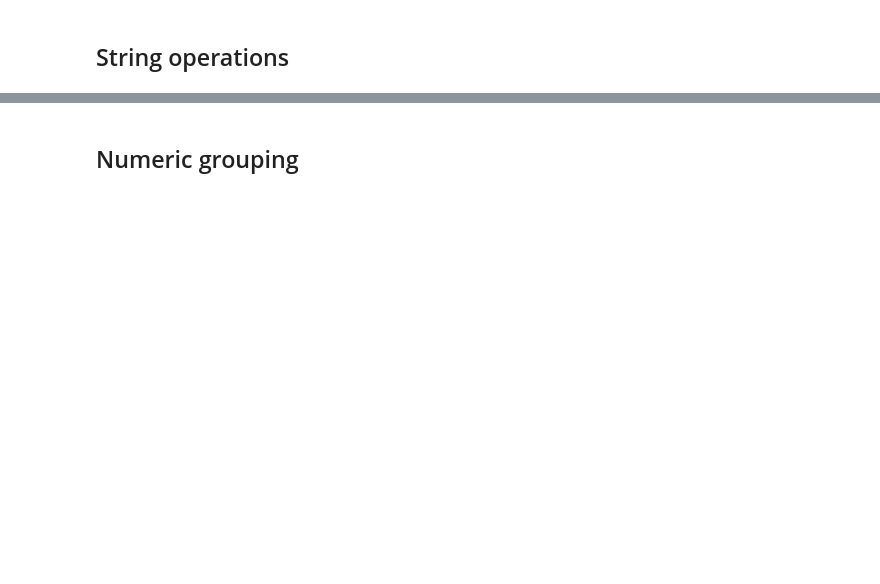
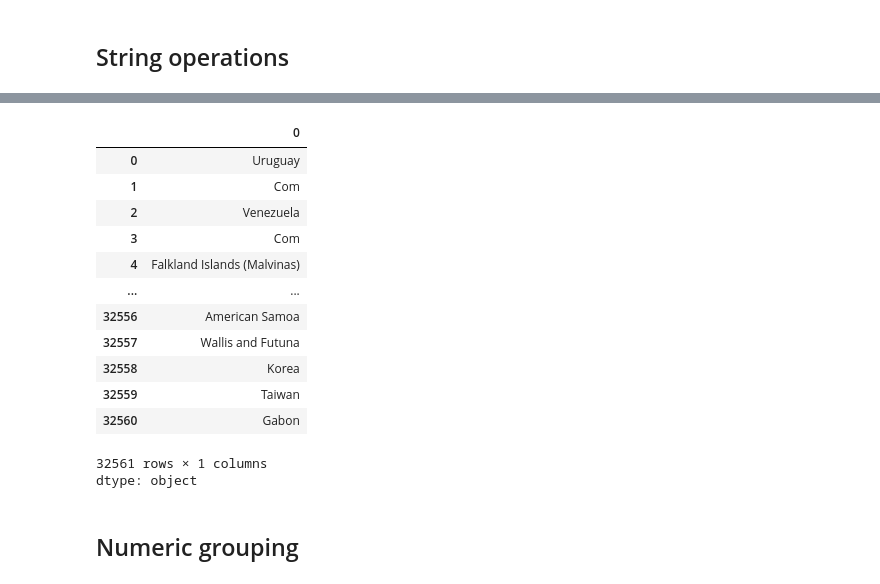
Before and after one commit to mamud1977/bootup, a Jupyter notebook: Pandas_Course.ipynb, the cells around one changed output, grey strips where cells are left out. Saved outputs shown, nothing was run; the diff lists cells and outputs as text; code cells hidden in the pictures; blank space fills up the shorter version.

```diff
--- a/Pandas_Course.ipynb
+++ b/Pandas_Course.ipynb
@@ -925,5 +1078,20 @@ country_series_index.str.lower()
 # %%
-country_series_index.str.strip("Kyrgyz")
+country_series_index.str.strip("ros")
+# %% [output]
+|  | 0 |
+| 0 | Uruguay |
+| 1 | Com |
+| 2 | Venezuela |
+| 3 | Com |
+| 4 | Falkland Islands (Malvinas) |
+| ... | ... |
+| 32556 | American Samoa |
+| 32557 | Wallis and Futuna |
+| 32558 | Korea |
+| 32559 | Taiwan |
+| 32560 | Gabon |
+32561 rows × 1 columns
+dtype: object
 # %%
 country_series_index.str.split(' ', expand = True)
 # %%
```
Also changed, not shown: parts of 54 cells of this notebook.
